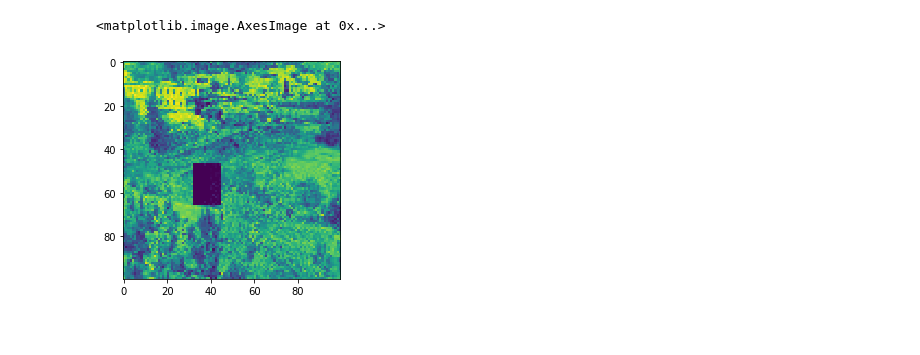
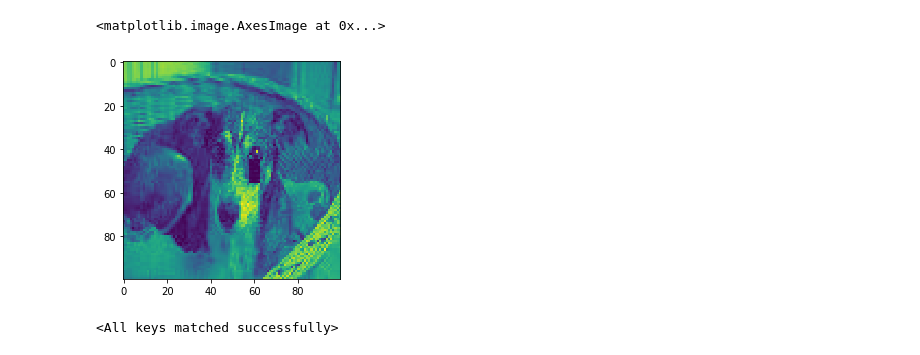
Before and after one commit to Bollo7/Autoencoder-for-image-restoration, a Jupyter notebook: exampler.ipynb, the cells around one changed output. Cells and saved outputs as stored; diff of their text form; code cells hidden in the pictures.

```diff
--- a/exampler.ipynb
+++ b/exampler.ipynb
@@ -60,12 +0,0 @@ torch.Size(dloader.dataset)
-# %%
-import numpy as np
-from matplotlib import pyplot as plt
-p = Image.open('output/crops/crop_38.jpg')
-pep = Image.open('output/cropped_imgs/cropped_38.jpg')
-pp = Image.open('output/targets/target_38.jpg')
-n = np.asarray(pep)
-nnn = np.asarray(pp)
-plt.imshow(n)
-# %% [output]
-<matplotlib.image.AxesImage at 0x...>
-[figure, removed]
@@ -71,0 +24,10 @@ plt.imshow(n)
+# %%
+dd = Dataset()
+dd_loader = torch.utils.data.DataLoader(dd, batch_size=32, num_workers=2, drop_last=True)
+
+trans = transforms.ToPILImage()
+tt = trans(dd_loader.dataset[5][1])
+plt.imshow(tt)
+# %% [output]
+<matplotlib.image.AxesImage at 0x...>
+[figure, added]
@@ -71,0 +87,4 @@ plt.imshow(n)
+# %%
+net.load_state_dict(torch.load('saves/rednet20_31ep.pth'))
+# %% [output]
+<All keys matched successfully>
```
Also changed, not shown: parts of 15 cells of this notebook, 12 other files.
